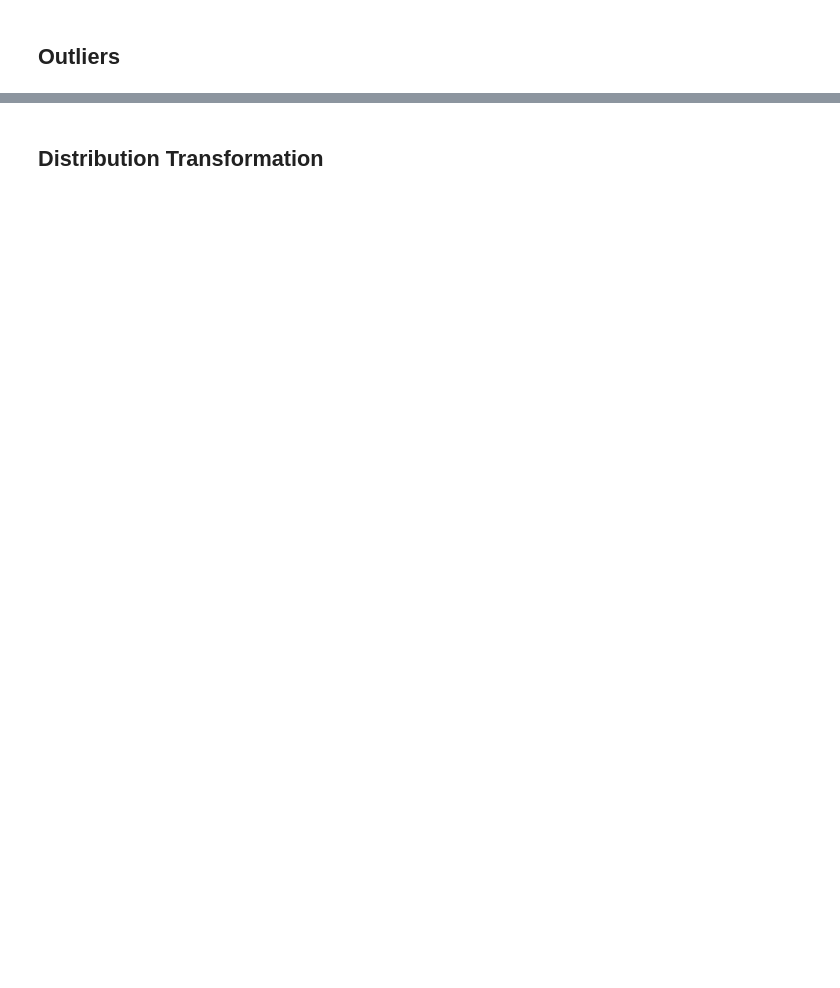
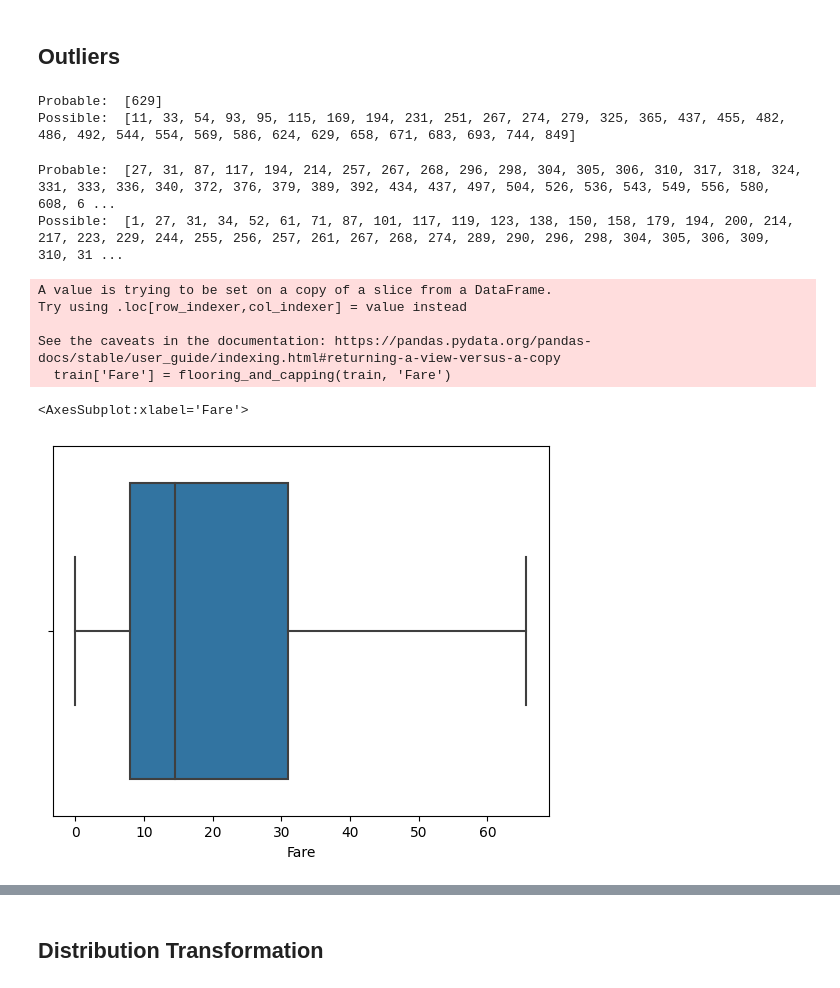
Before and after one commit to yDon96/Kaggle-Competition---Titanic-Problem, a Jupyter notebook: notebooks/FeatureEngineering.ipynb, the cells around one changed output, grey strips where cells are left out. Drawn from its saved outputs; the diff is of its cells as text; code cells hidden in the pictures; blank space fills up the shorter version.

Commit message:
Handle outlier, categorical encoding and scaling features

```diff
--- a/notebooks/FeatureEngineering.ipynb
+++ b/notebooks/FeatureEngineering.ipynb
@@ -62,2 +73,63 @@ train = train.dropna(axis=0)
 # %% [markdown]
 ## Outliers
+# %%
+#Tukey's method
+def tukeys_method(df, variable):
+    #Takes two parameters: dataframe & variable of interest as string
+    q1 = df[variable].quantile(0.25)
+    q3 = df[variable].quantile(0.75)
+    iqr = q3-q1
+    inner_fence = 1.5*iqr
+    outer_fence = 3*iqr
+
+    #inner fence lower and upper end
+    inner_fence_le = q1-inner_fence
+    inner_fence_ue = q3+inner_fence
+
+    #outer fence lower and upper end
+    outer_fence_le = q1-outer_fence
+    outer_fence_ue = q3+outer_fence
+
+    outliers_prob = []
+    outliers_poss = []
+    for index, x in enumerate(df[variable]):
+        if x <= outer_fence_le or x >= outer_fence_ue:
+            outliers_prob.append(index)
+    for index, x in enumerate(df[variable]):
+        if x <= inner_fence_le or x >= inner_fence_ue:
+            outliers_poss.append(index)
+    return outliers_prob, outliers_poss
+
+def flooring_and_capping(df, variable):
+    Q1 = df[variable].quantile(0.25)
+    Q3 = df[variable].quantile(0.75)
+    IQR = Q3 - Q1
+    whisker_width = 1.5
+    lower_whisker = Q1 - (whisker_width*IQR)
+    upper_whisker = Q3 + (whisker_width*IQR)
+    return np.where(df[variable]>upper_whisker,upper_whisker,np.where(df[variable]<lower_whisker,lower_whisker,df[variable]))
+# %%
+probable_outliers_tm, possible_outliers_tm = tukeys_method(train, "Age")
+print("Probable: ",probable_outliers_tm)
+print("Possible: ",possible_outliers_tm)
+# %% [output]
+Probable:  [629]
+Possible:  [11, 33, 54, 93, 95, 115, 169, 194, 231, 251, 267, 274, 279, 325, 365, 437, 455, 482, 486, 492, 544, 554, 569, 586, 624, 629, 658, 671, 683, 693, 744, 849]
+# %%
+probable_outliers_tm, possible_outliers_tm = tukeys_method(train, "Fare")
+print("Probable: ",probable_outliers_tm)
+print("Possible: ",possible_outliers_tm)
+# %% [output]
+Probable:  [27, 31, 87, 117, 194, 214, 257, 267, 268, 296, 298, 304, 305, 306, 310, 317, 318, 324, 331, 333, 336, 340, 372, 376, 379, 389, 392, 434, 437, 497, 504, 526, 536, 543, 549, 556, 580, 608, 6 ...
+Possible:  [1, 27, 31, 34, 52, 61, 71, 87, 101, 117, 119, 123, 138, 150, 158, 179, 194, 200, 214, 217, 223, 229, 244, 255, 256, 257, 261, 267, 268, 274, 289, 290, 296, 298, 304, 305, 306, 309, 310, 31 ...
+# %%
+train['Fare'] = flooring_and_capping(train, 'Fare')
+sb.boxplot(x='Fare', data=train)
+# %% [output]
+A value is trying to be set on a copy of a slice from a DataFrame.
+Try using .loc[row_indexer,col_indexer] = value instead
+
+See the caveats in the documentation: https://pandas.pydata.org/pandas-docs/stable/user_guide/indexing.html#returning-a-view-versus-a-copy
+  train['Fare'] = flooring_and_capping(train, 'Fare')
+<AxesSubplot:xlabel='Fare'>
+[figure, added]
```
Also changed, not shown: parts of 13 cells of this notebook.
